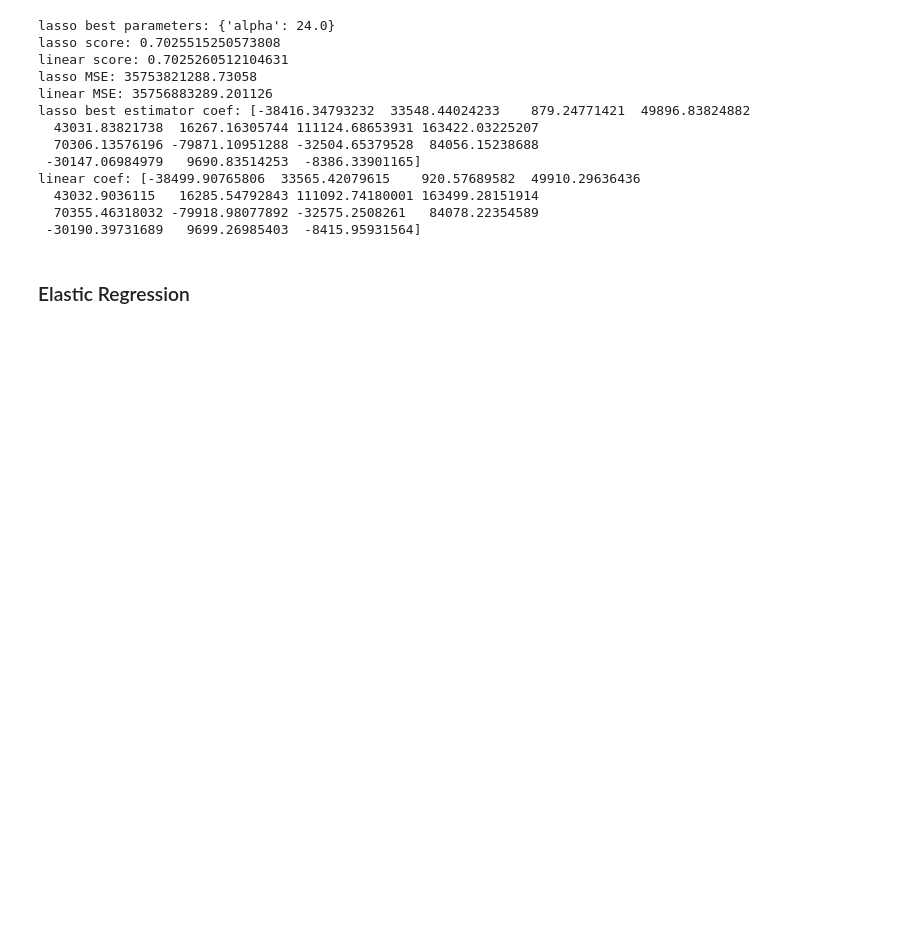
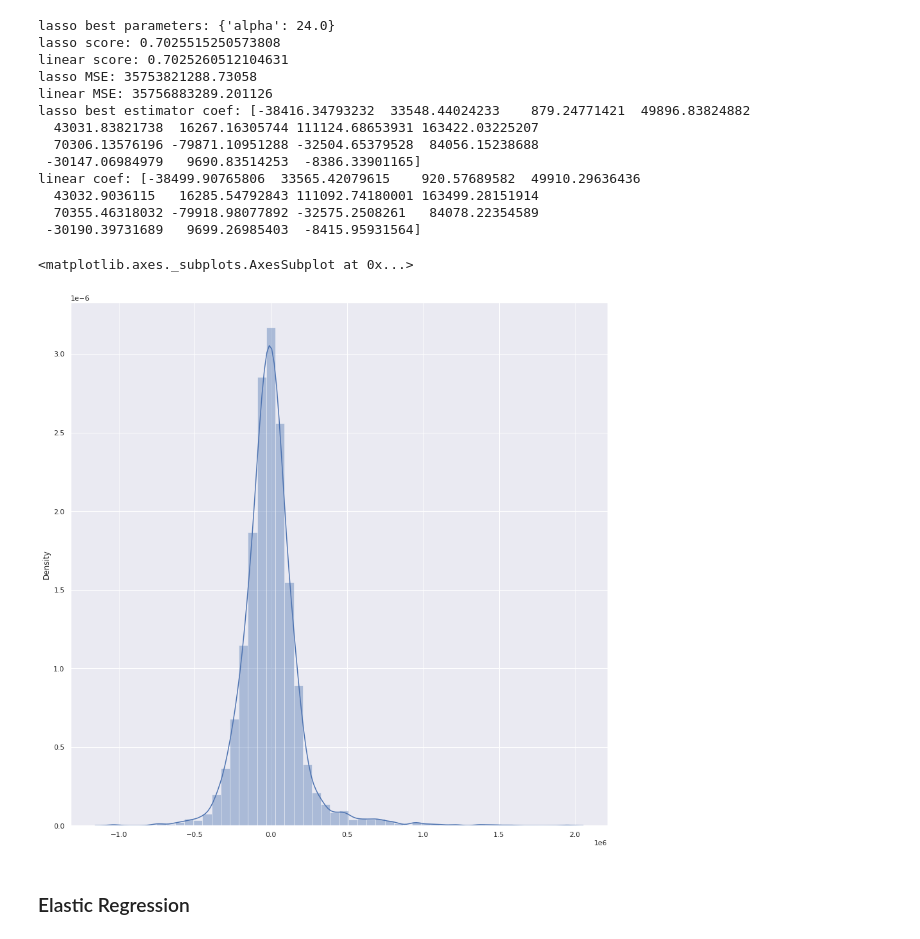
Before and after one commit to mburu-mwangi/Moringa-Machine-Learning-Wk-2, a Jupyter notebook: Moringa_Data_Science_Core_W7_Independent_Project_2021_10_Alfonce_Mwangi_Python_Notebook.ipynb, the cells around one changed output. Saved outputs shown, nothing was run; the diff lists cells and outputs as text; code cells hidden in the pictures; blank space fills up the shorter version.

```diff
--- a/Moringa_Data_Science_Core_W7_Independent_Project_2021_10_Alfonce_Mwangi_Python_Notebook.ipynb
+++ b/Moringa_Data_Science_Core_W7_Independent_Project_2021_10_Alfonce_Mwangi_Python_Notebook.ipynb
@@ -649,6 +675,13 @@ linear coef: [-38499.90765806  33565.42079615    920.57689582  49910.29636436
   43032.9036115   16285.54792843 111092.74180001 163499.28151914
   70355.46318032 -79918.98077892 -32575.2508261   84078.22354589
  -30190.39731689   9699.26985403  -8415.95931564]
+# %%
+prediction_lasso = gridlasso.predict(X_test)
+# %%
+sns.distplot(y_test-prediction_lasso)
+# %% [output]
+<matplotlib.axes._subplots.AxesSubplot at 0x...>
+[figure, added]
 # %% [markdown]
 ### Elastic Regression
 # %%
```
Also changed, not shown: parts of 15 cells of this notebook.
